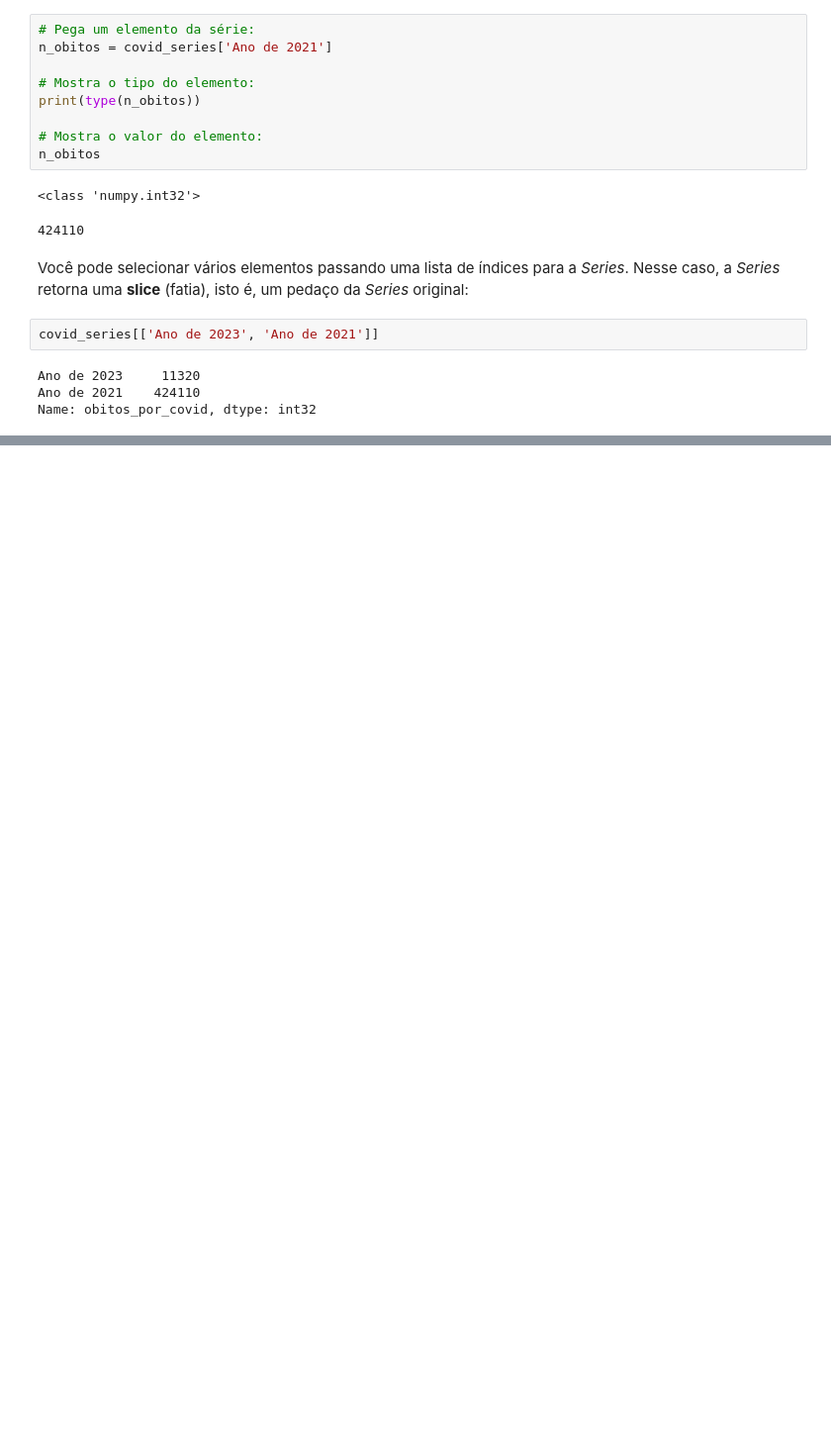
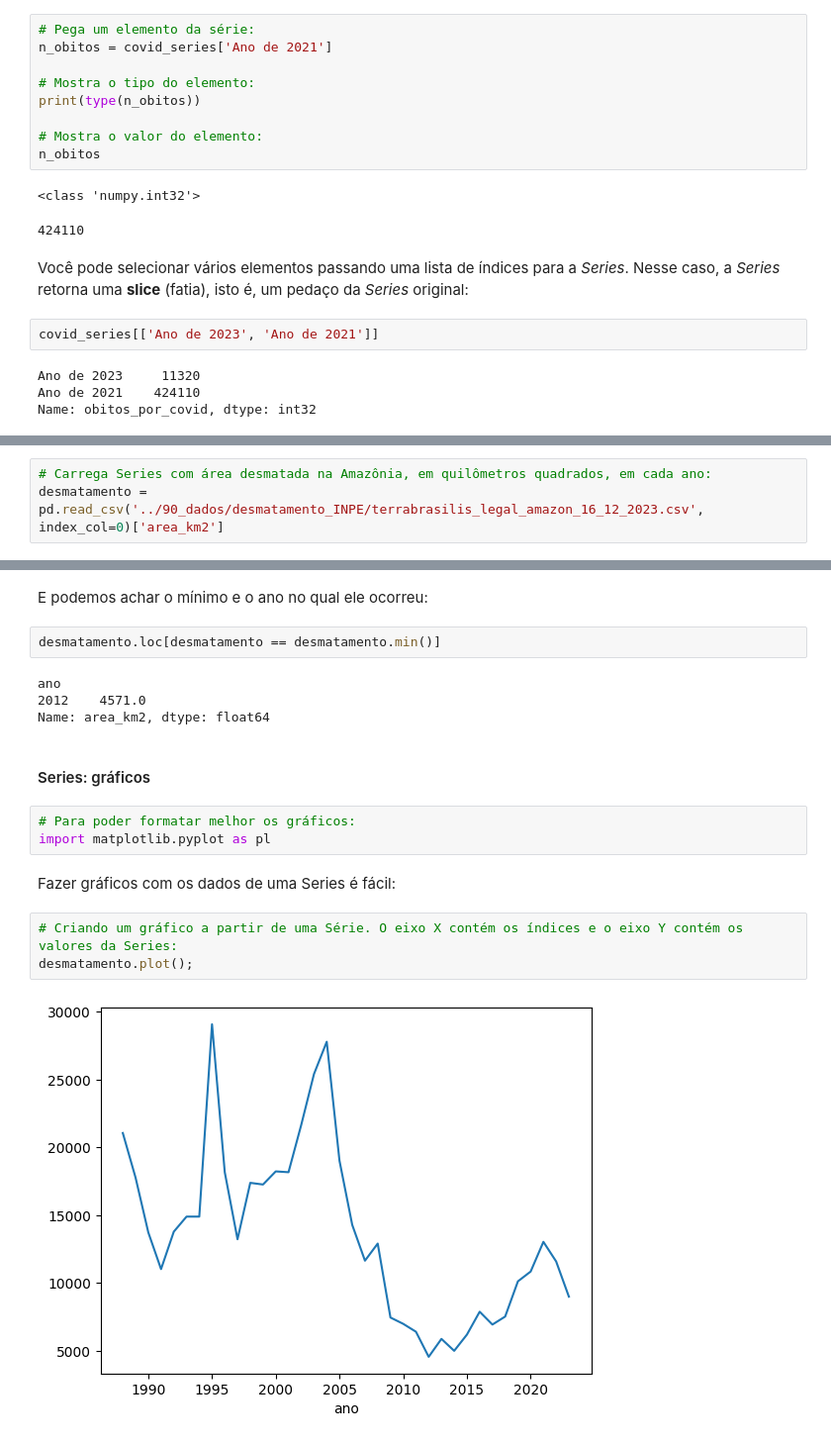
Before and after one commit to tecMTST/tutorial-de-dados, a Jupyter notebook: 03_introducao-basica/40_introducao-ao-pandas.ipynb, the cells around one changed output, grey strips where cells are left out. Shown at 99% size. Saved outputs shown, nothing was run; the diff lists cells and outputs as text; blank space fills up the shorter version.

Commit message:
Add conteúdo na intro ao Pandas: selecionando elementos de séries

```diff
--- a/03_introducao-basica/40_introducao-ao-pandas.ipynb
+++ b/03_introducao-basica/40_introducao-ao-pandas.ipynb
@@ -167,0 +151,3 @@ O grande poder das Series estão em seus mais de 300 métodos
+# %%
+# Carrega Series com área desmatada na Amazônia, em quilômetros quadrados, em cada ano:
+desmatamento = pd.read_csv('../90_dados/desmatamento_INPE/terrabrasilis_legal_amazon_16_12_2023.csv', index_col=0)['area_km2']
@@ -167,0 +322,20 @@ O grande poder das Series estão em seus mais de 300 métodos
+# %% [markdown]
+E podemos achar o mínimo e o ano no qual ele ocorreu:
+# %%
+desmatamento.loc[desmatamento == desmatamento.min()]
+# %% [output]
+ano
+2012    4571.0
+Name: area_km2, dtype: float64
+# %% [markdown]
+#### Series: gráficos
+# %%
+# Para poder formatar melhor os gráficos:
+import matplotlib.pyplot as pl
+# %% [markdown]
+Fazer gráficos com os dados de uma Series é fácil:
+# %%
+# Criando um gráfico a partir de uma Série. O eixo X contém os índices e o eixo Y contém os valores da Series:
+desmatamento.plot();
+# %% [output]
+[figure, added]
```
Also changed, not shown: parts of 37 cells of this notebook.
